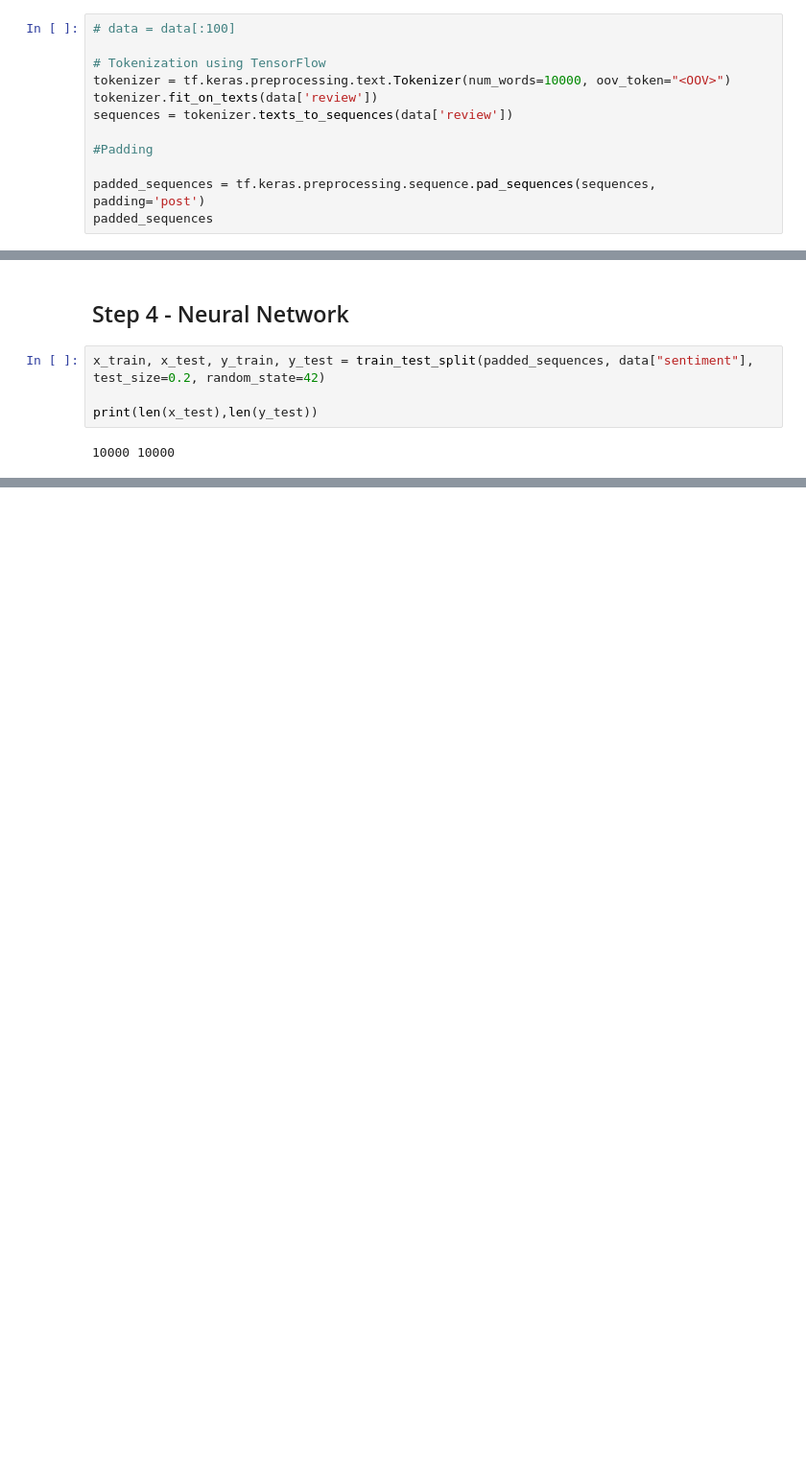
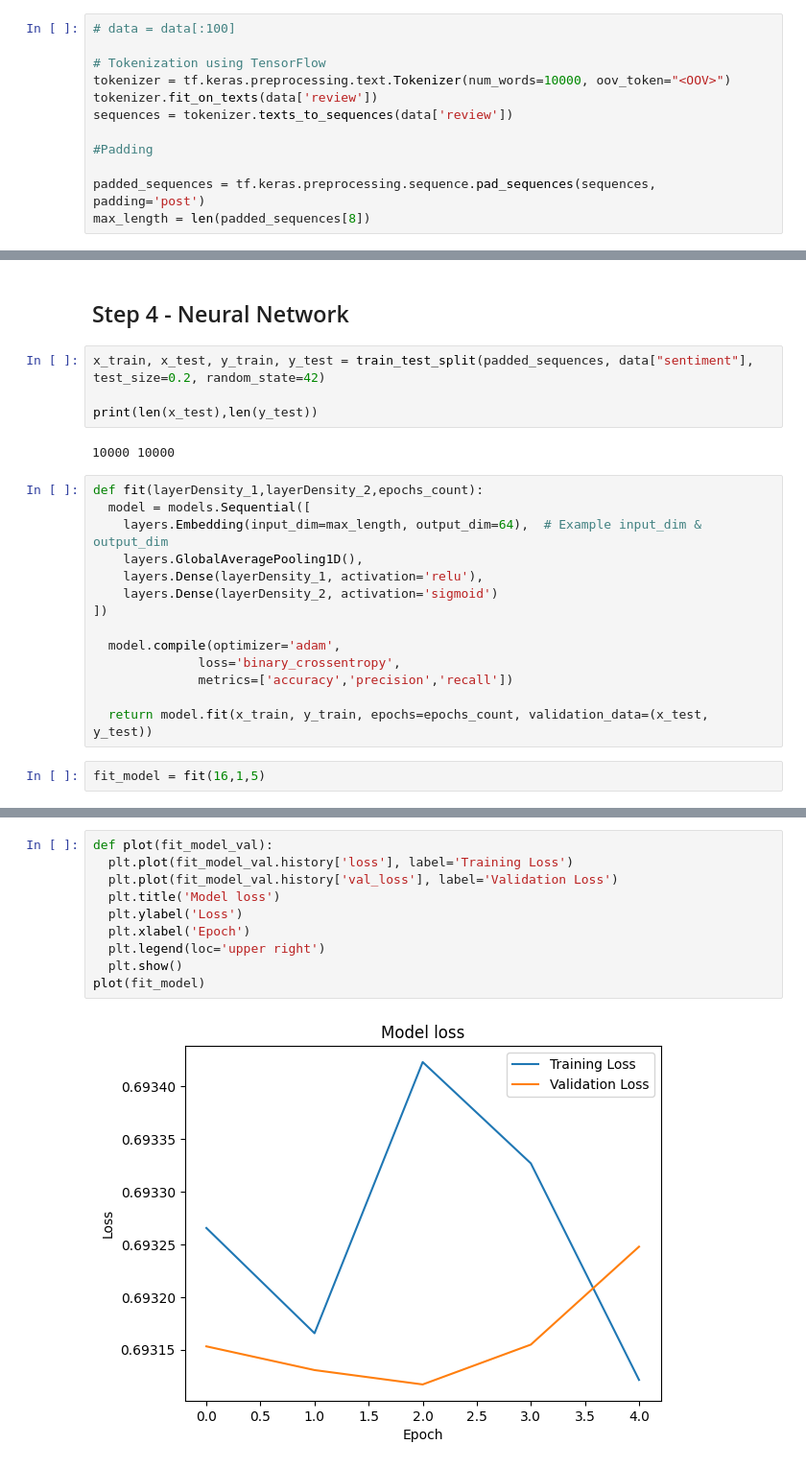
Before and after one commit to GNOATXEL/AI_MARTIN_AMARA, a Jupyter notebook: main.ipynb, the cells around one changed output, grey strips where cells are left out. Shown at 96% size. Cells and saved outputs as stored; diff of their text form; blank space fills up the shorter version.

```diff
--- a/main.ipynb
+++ b/main.ipynb
@@ -33,4 +35,4 @@ sequences = tokenizer.texts_to_sequences(data['review'])
 #Padding
 
 padded_sequences = tf.keras.preprocessing.sequence.pad_sequences(sequences, padding='post')
-padded_sequences
+max_length = len(padded_sequences[8])
@@ -56,3 +50,19 @@ x_train, x_test, y_train, y_test = train_test_split(padded_sequences, data["sent
 print(len(x_test),len(y_test))
 # %% [output]
 10000 10000
+# %%
+def fit(layerDensity_1,layerDensity_2,epochs_count):
+  model = models.Sequential([
+    layers.Embedding(input_dim=max_length, output_dim=64),  # Example input_dim & output_dim
+    layers.GlobalAveragePooling1D(),
+    layers.Dense(layerDensity_1, activation='relu'),
+    layers.Dense(layerDensity_2, activation='sigmoid')
+])
+
+  model.compile(optimizer='adam',
+              loss='binary_crossentropy',
+              metrics=['accuracy','precision','recall'])
+
+  return model.fit(x_train, y_train, epochs=epochs_count, validation_data=(x_test, y_test))
+# %%
+fit_model = fit(16,1,5)
@@ -58,0 +80,12 @@ print(len(x_test),len(y_test))
+# %%
+def plot(fit_model_val):
+  plt.plot(fit_model_val.history['loss'], label='Training Loss')
+  plt.plot(fit_model_val.history['val_loss'], label='Validation Loss')
+  plt.title('Model loss')
+  plt.ylabel('Loss')
+  plt.xlabel('Epoch')
+  plt.legend(loc='upper right')
+  plt.show()
+plot(fit_model)
+# %% [output]
+[figure, added]
```
Also changed, not shown: parts of 24 cells of this notebook.
